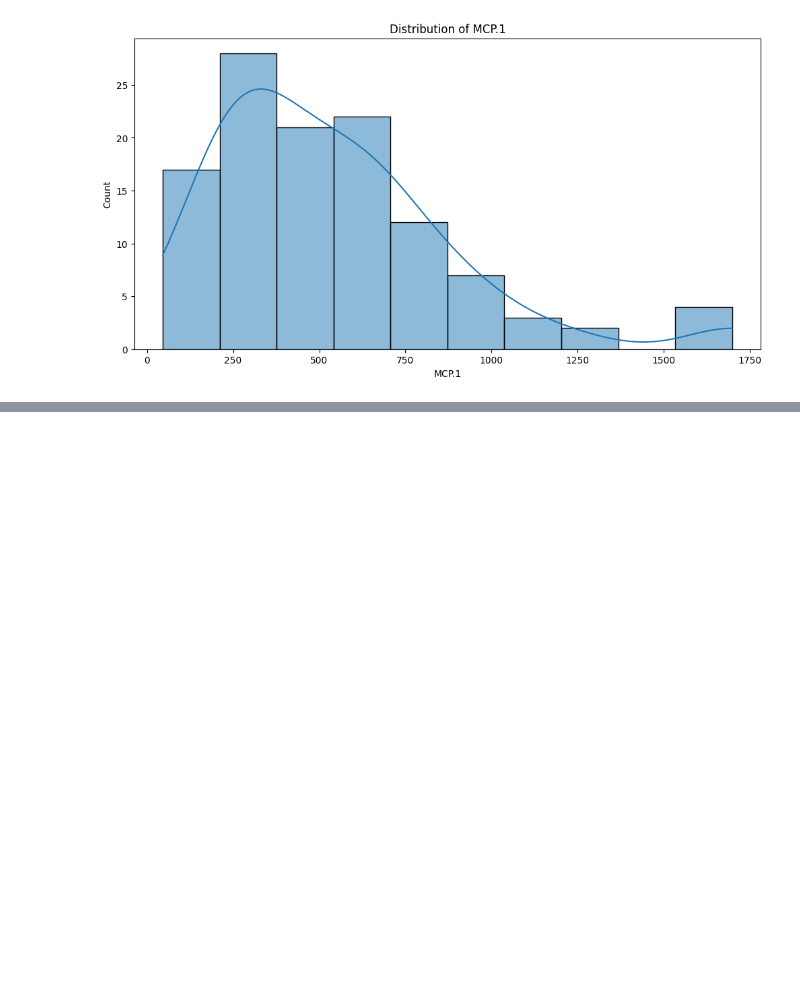
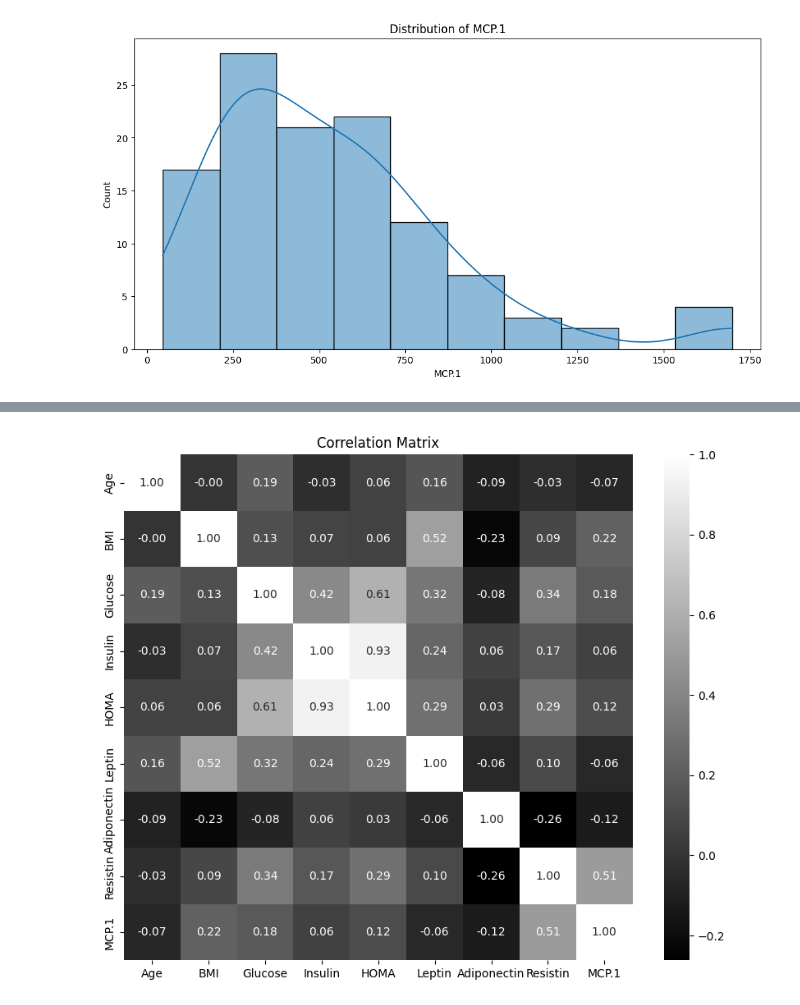
Before and after one commit to JRoxo20/AC_project, a Jupyter notebook: main.ipynb, the cells around one changed output, grey strips where cells are left out. Saved outputs shown, nothing was run; the diff lists cells and outputs as text; code cells hidden in the pictures; blank space fills up the shorter version.

```diff
--- a/main.ipynb
+++ b/main.ipynb
@@ -89,3 +86,12 @@ plt.show()
+# %%
+from sklearn.model_selection import train_test_split
+
+X = data.drop('Classification', axis=1)
+y = data['Classification']
+
+X_train, X_test, y_train, y_test = train_test_split(
+    X, y, test_size=0.3, stratify=y, random_state=1
+)
 # %%
 import numpy as np
 from sklearn.metrics import roc_curve, auc
@@ -120,0 +165,10 @@ for f in columns: #Go along features
+# %%
+## Correlation matrix to see how the variables are correlated with each other.
+
+plt.figure(figsize=(10, 8))
+correlation_matrix = X_train.corr()
+sns.heatmap(correlation_matrix, annot=True, fmt=".2f", cmap='gray', cbar=True)
+plt.title('Correlation Matrix')
+plt.show()
+# %% [output]
+[figure, added]
```
Also changed, not shown: parts of 10 cells of this notebook.
